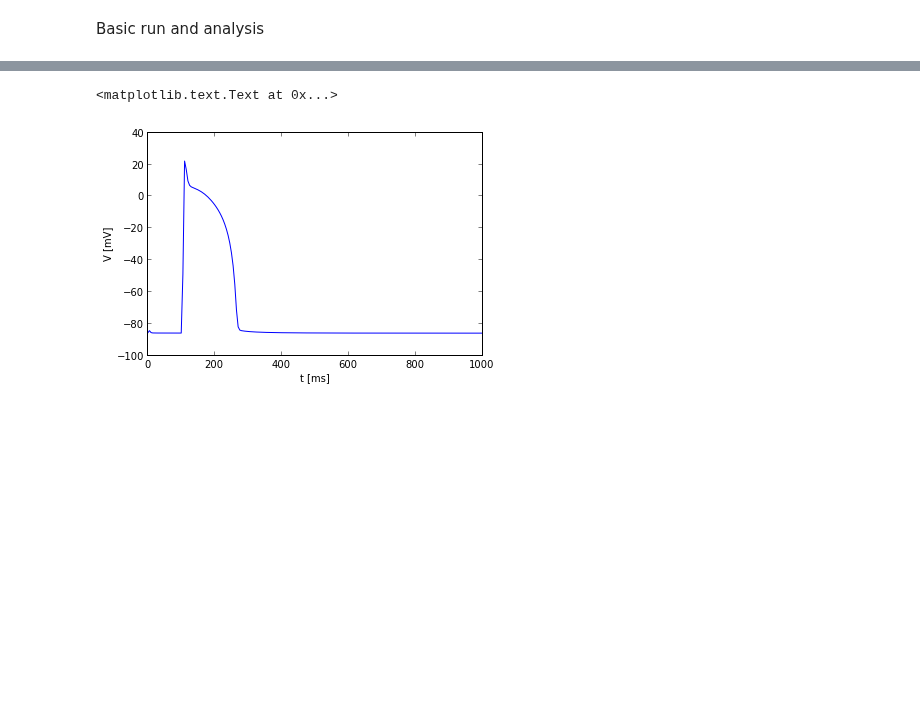
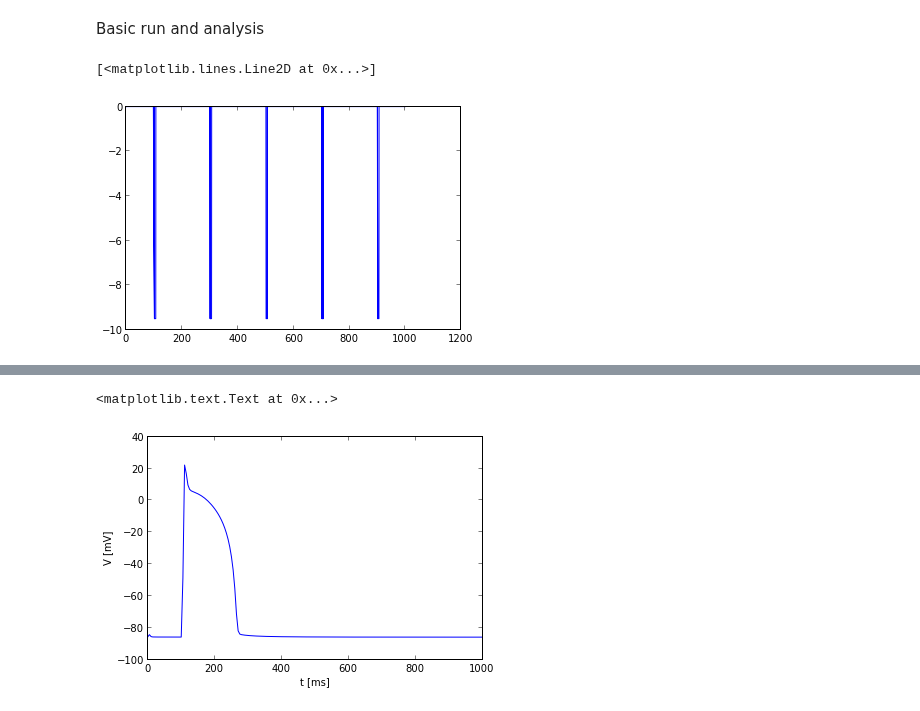
Before and after one commit to huskeypm/wholecell, a Jupyter notebook: wholecell.ipynb, the cells around one changed output, grey strips where cells are left out. Drawn from its saved outputs; the diff is of its cells as text; code cells hidden in the pictures; blank space fills up the shorter version.

```diff
--- a/wholecell.ipynb
+++ b/wholecell.ipynb
@@ -9 +15,3 @@ Basic run and analysis
+# %%
+model.store = True#model.tIdx = 0#model.i_Stims=np.zeros(np.shape(tsteps)[0])model.i_Stims=[]model.times=[]
 # %%
@@ -10,0 +19,5 @@ from scipy.integrate import odeintstates = odeint(cycle.rhs,s,tsteps,(p,))
+# %%
+plot(model.times,model.i_Stims)
+# %% [output]
+[<matplotlib.lines.Line2D at 0x...>]
+[figure, added]
```
Also changed, not shown: parts of 7 cells of this notebook, 1 other file.
